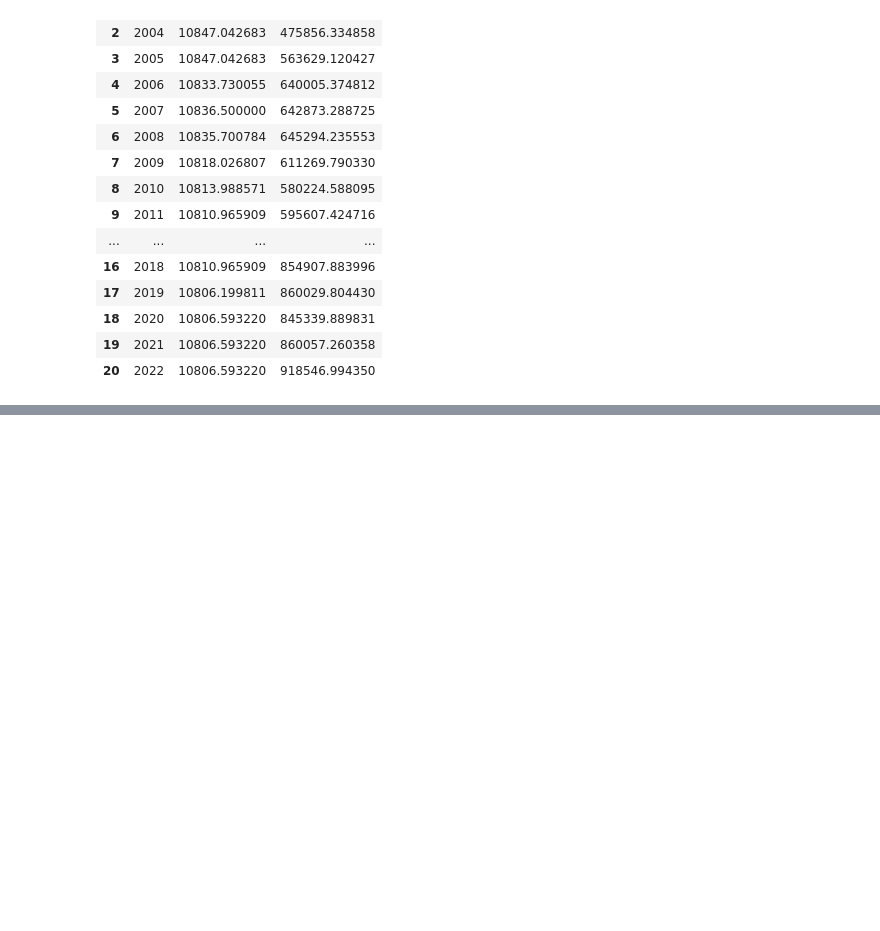
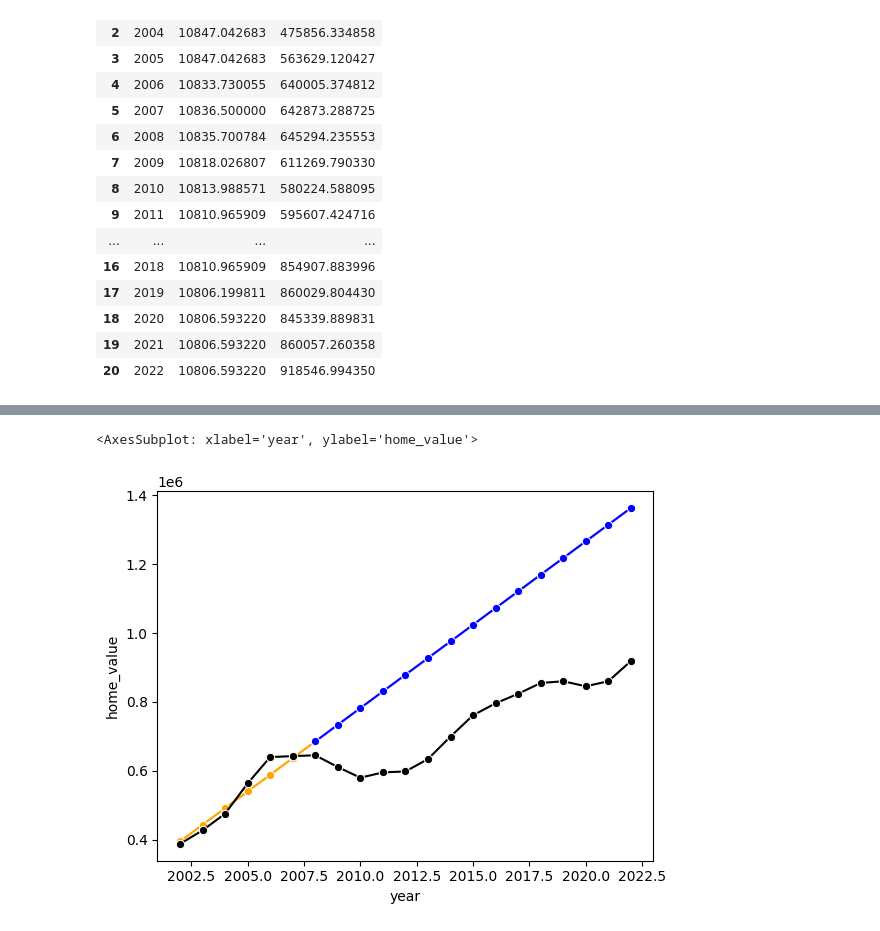
Before and after one commit to hpuma/Airbnb_Rental_Project, a Jupyter notebook: sy_linear_regression.ipynb, the cells around one changed output, grey strips where cells are left out. Cells and saved outputs as stored; diff of their text form; code cells hidden in the pictures; blank space fills up the shorter version.

```diff
--- a/sy_linear_regression.ipynb
+++ b/sy_linear_regression.ipynb
@@ -170,0 +209,20 @@ sns.lineplot(x = x_test.reshape(clf.predict(x_test).shape), y=list(clf.predict(x
+# %%
+# lasso?
+
+post_airbnb_df = df[df["year"] >= 2008].sort_values(by="year", ascending=True)
+pre_airbnb_df = df[df["year"] <= 2008].sort_values(by="year", ascending=True)
+
+y_train, x_train = pre_airbnb_df["home_value"], pre_airbnb_df["year"].array.reshape(-1, 1)
+y_test, x_test = post_airbnb_df["home_value"], post_airbnb_df["year"].array.reshape(-1, 1)
+
+clf = GridSearchCV(linear_model.Lasso(), param_grid={'alpha': np.logspace(-3, 3, 10)})
+
+clf.fit(x_train, y_train)
+
+
+sns.lineplot(x = x_train.reshape(clf.predict(x_train).shape), y=list(clf.predict(x_train)), color='orange', marker='o')
+sns.lineplot(y = home_value_df["home_value"], x= home_value_df["year"], color='black', marker='o')
+sns.lineplot(x = x_test.reshape(clf.predict(x_test).shape), y=list(clf.predict(x_test)), color='blue', marker='o')
+# %% [output]
+<AxesSubplot: xlabel='year', ylabel='home_value'>
+[figure, added]
```
Also changed, not shown: parts of 10 cells of this notebook.
